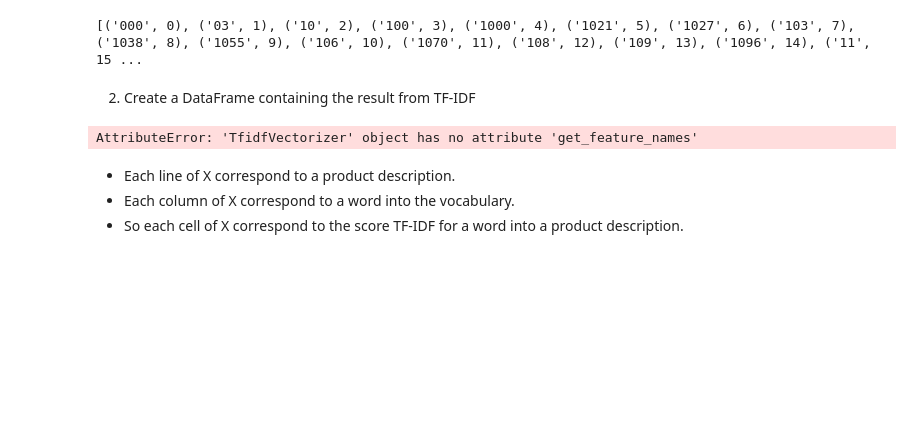
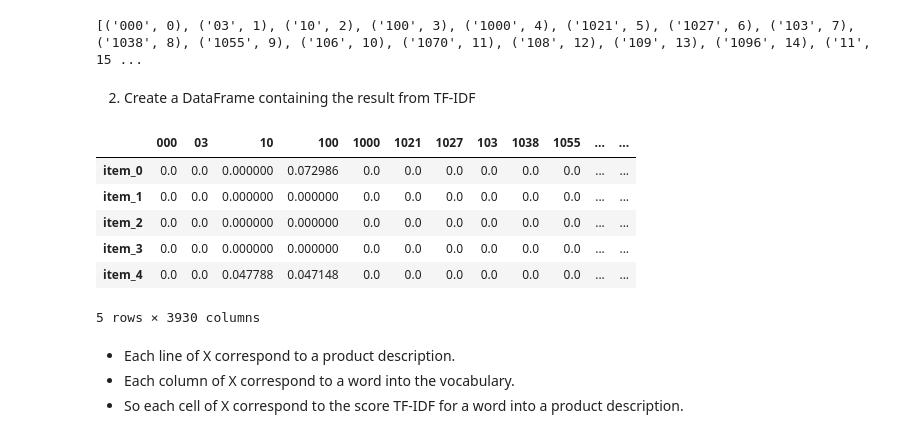
Before and after one commit to Ishsshukla/trendify, a Jupyter notebook: nlp-clustering-recommender-system-lsa.ipynb, the cells around one changed output. Cells and saved outputs as stored; diff of their text form; code cells hidden in the pictures; blank space fills up the shorter version.

```diff
--- a/nlp-clustering-recommender-system-lsa.ipynb
+++ b/nlp-clustering-recommender-system-lsa.ipynb
@@ -188,12 +188,18 @@ print(sorted(vectorizer.vocabulary_.items())[:50])
 # %%
 # Create a dataframe with tf-idf
 X_df = pd.DataFrame(X,
-             columns=vectorizer.get_feature_names(),
-             index=["item_{}".format(x) for x in range(corpus.shape[0])] )
+                    columns=vectorizer.get_feature_names_out(),
+                    index=["item_{}".format(x) for x in range(corpus.shape[0])])
 
 X_df.head()
 # %% [output]
+|  | 000 | 03 | 10 | 100 | 1000 | 1021 | 1027 | 103 | 1038 | 1055 | ... | ... |
+| item_0 | 0.0 | 0.0 | 0.000000 | 0.072986 | 0.0 | 0.0 | 0.0 | 0.0 | 0.0 | 0.0 | ... | ... |
+| item_1 | 0.0 | 0.0 | 0.000000 | 0.000000 | 0.0 | 0.0 | 0.0 | 0.0 | 0.0 | 0.0 | ... | ... |
+| item_2 | 0.0 | 0.0 | 0.000000 | 0.000000 | 0.0 | 0.0 | 0.0 | 0.0 | 0.0 | 0.0 | ... | ... |
+| item_3 | 0.0 | 0.0 | 0.000000 | 0.000000 | 0.0 | 0.0 | 0.0 | 0.0 | 0.0 | 0.0 | ... | ... |
+| item_4 | 0.0 | 0.0 | 0.047788 | 0.047148 | 0.0 | 0.0 | 0.0 | 0.0 | 0.0 | 0.0 | ... | ... |
-AttributeError: 'TfidfVectorizer' object has no attribute 'get_feature_names'
+5 rows × 3930 columns
 # %% [markdown]
 - Each line of X correspond to a product description.
 - Each column of X correspond to a word into the vocabulary.
```
Also changed, not shown: parts of 14 cells of this notebook.
